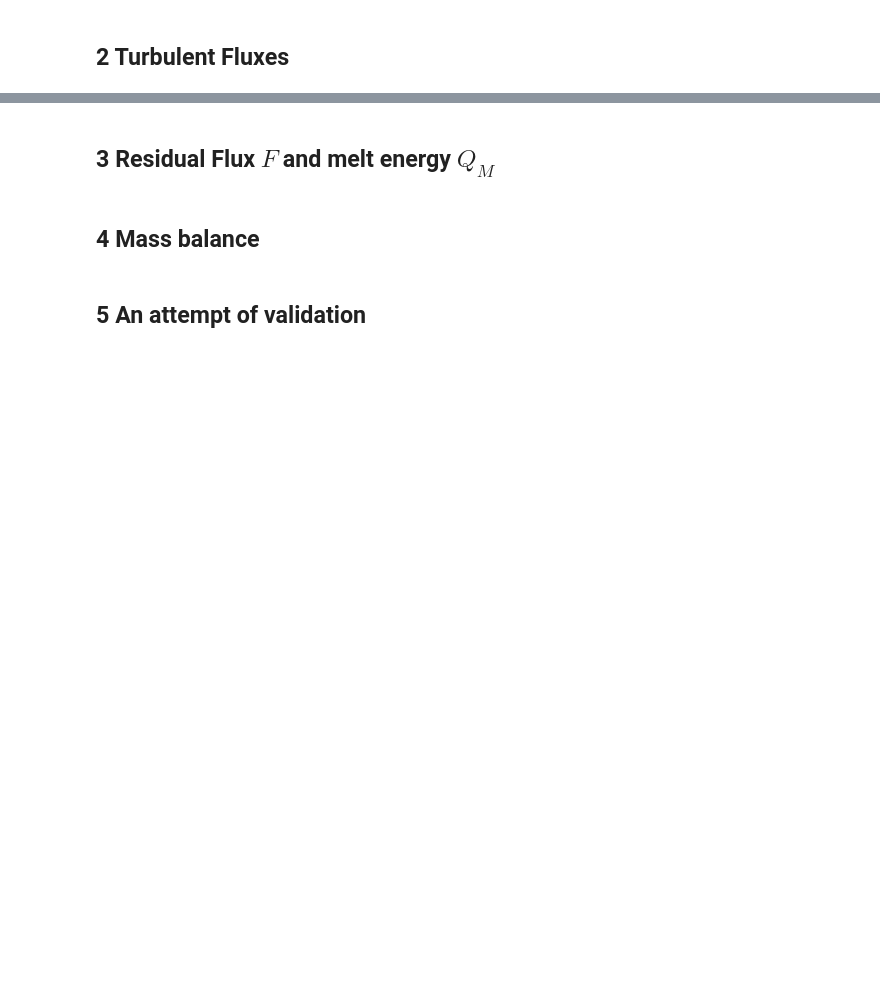
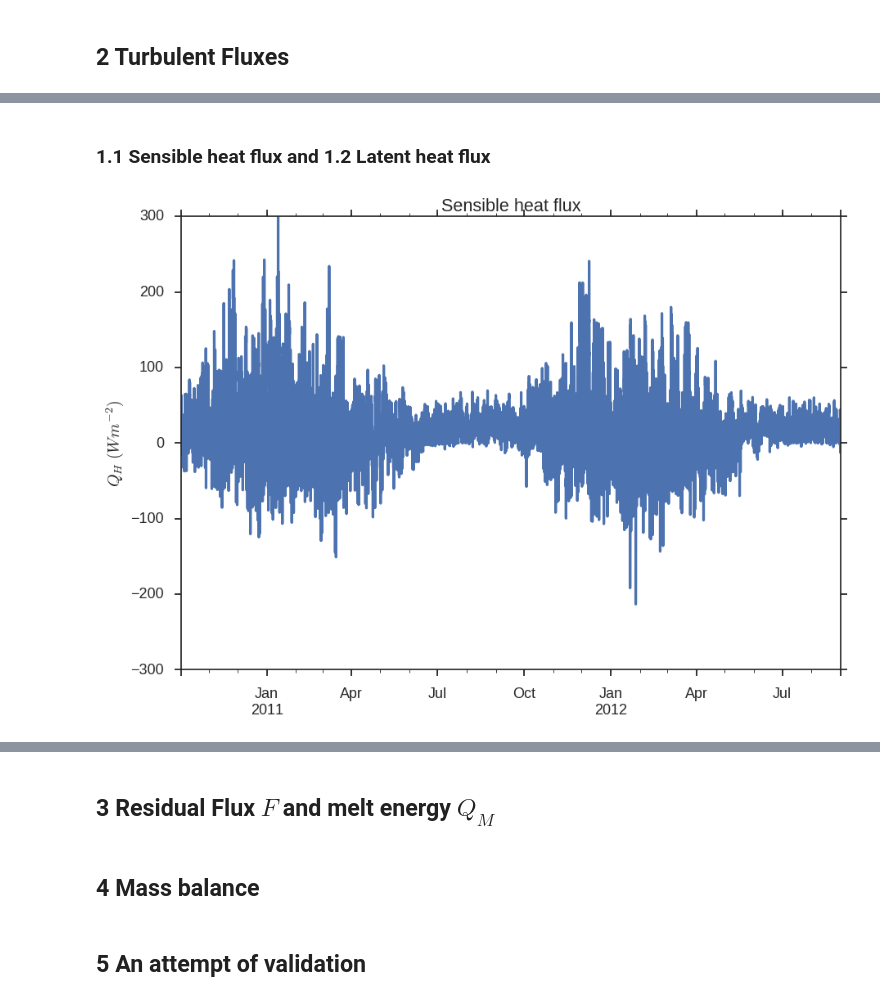
Before and after one commit to Matze77/Cryosphere, a Jupyter notebook: cryo_project.ipynb, the cells around one changed output, grey strips where cells are left out. Saved outputs shown, nothing was run; the diff lists cells and outputs as text; code cells hidden in the pictures; blank space fills up the shorter version.

```diff
--- a/cryo_project.ipynb
+++ b/cryo_project.ipynb
@@ -232,0 +265,3 @@ plt.suptitle("Correlation of $\mathrm{LW_{out}}$ and $\mathrm{SW_{out}/SW_{in}}$
+# %%
+df['SURFTEMP_K'] = df['SURFTEMP'] + T_0
+df['TEMP_K'] = df['TEMP'] + T_0
@@ -232,0 +309,13 @@ plt.suptitle("Correlation of $\mathrm{LW_{out}}$ and $\mathrm{SW_{out}/SW_{in}}$
+# %%
+def calc_e_s(T):
+    """
+    Calculates and returns saturation vapor pressure in hPa
+    for a given surface or air temperature T in Kelvin
+
+    T: temperature (K)
+
+    L_v, L_s, R_v are assumed to be defined beforehand.
+    """
+    L = get_L(T)
+    x = 6.11*np.exp(L/R_v * (1/T_0 - 1/T))
+    return x
@@ -232,0 +381,33 @@ plt.suptitle("Correlation of $\mathrm{LW_{out}}$ and $\mathrm{SW_{out}/SW_{in}}$
+# %%
+def calc_Q_HL_from_to_df(df, z_m=z_m, z_0m=z_0m, z_h=z_h, z_0h=z_0h, z_v=z_v, z_0v=z_0v):
+    """
+    Calculates sensible and latent heat flux in W m⁻²
+    from the values contained in the given DataFrame.
+
+    Returns a copy of the given DataFrame extended by the two variables.
+
+    df: DataFrame with the needed data; these columns are used and required:
+        SURFTEMP_K: surface temperature (K)
+        TEMP_K: air temperature (K)
+        PRESSURE: pressure(hPa)
+        WINDSPEED: wind speed (m s⁻¹)
+        RH: relative humidity(%)
+
+    L_v, L_s, R_v, p_0, rho_0, k, z_m, z_0m, z_h, z_0h, z_v, z_0v are assumed to be defined beforehand.
+    """
+    flux_df = df.copy()
+    flux_df['Q_H'] = calc_Q_H(df['SURFTEMP_K'], df['TEMP_K'], df['PRESSURE'], df['WINDSPEED'], z_m=z_m, z_0m=z_0m, z_h=z_h, z_0h=z_0h)
+    flux_df['Q_L'] = calc_Q_L(df['SURFTEMP_K'], df['TEMP_K'], df['PRESSURE'], df['WINDSPEED'], df['RH'], z_m=z_m, z_0m=z_0m, z_v=z_v, z_0v=z_0v)
+    return flux_df
+# %% [markdown]
+### 1.1 Sensible heat flux and 1.2 Latent heat flux
+# %%
+# Calculate fluxes based on standard values
+df11 = calc_Q_HL_from_to_df(df)
+# %%
+df11['Q_H'].plot();
+plt.ylabel('$Q_H$ $(W m^{-2})$');
+plt.xlabel('');
+plt.title('Sensible heat flux');
+# %% [output]
+[figure, added]
```
Also changed, not shown: parts of 45 cells of this notebook.
